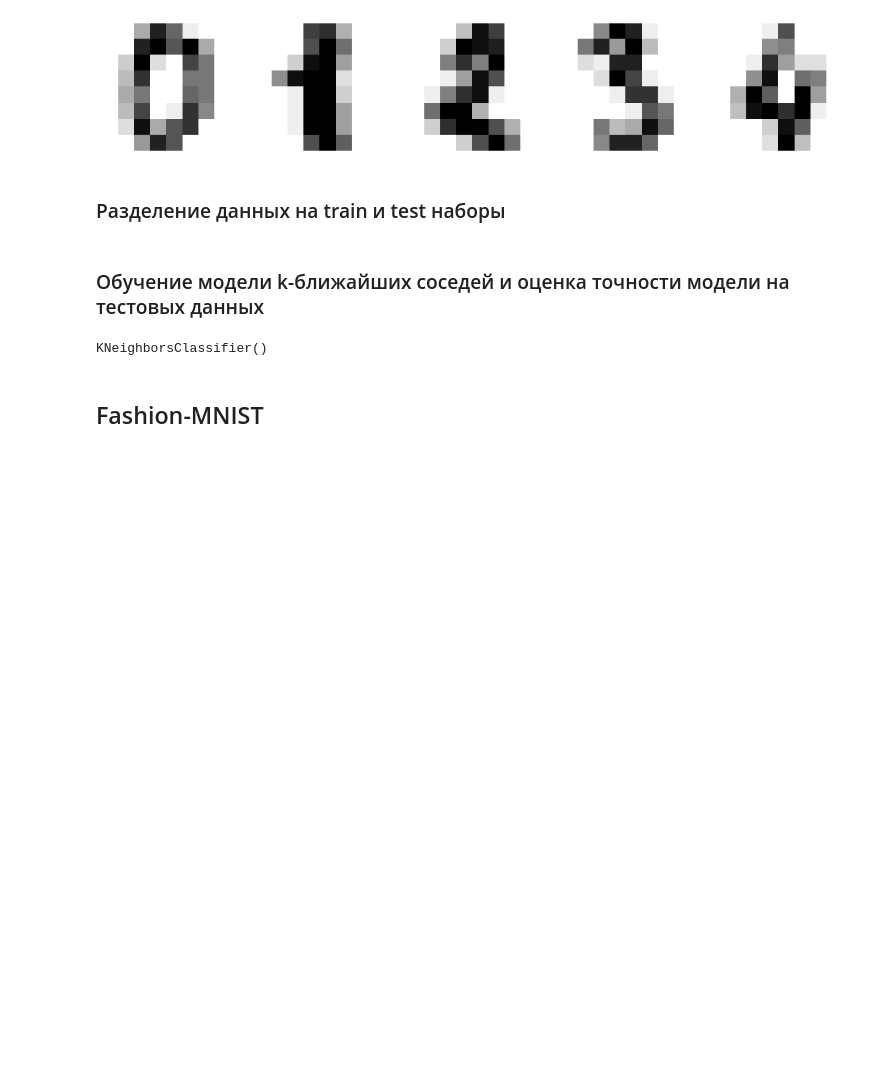
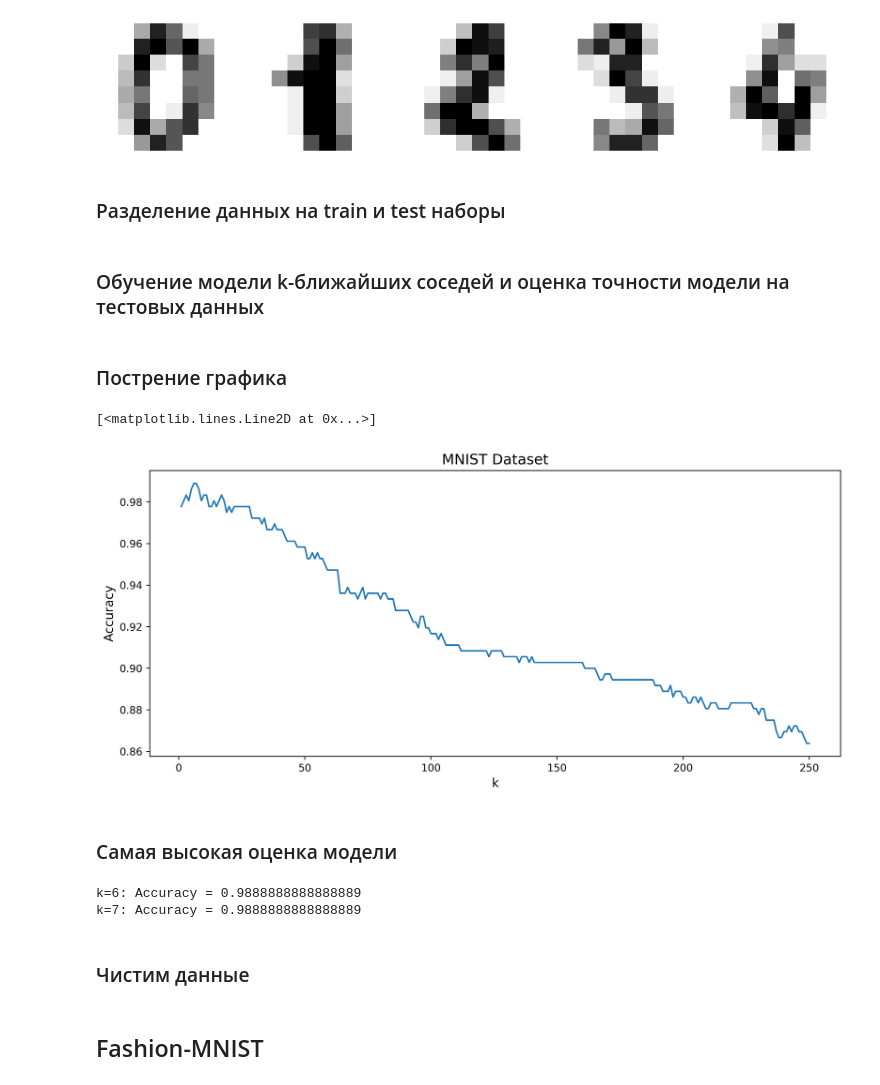
Before and after one commit to E-Kozyreva/pattern_recognition_algorithms, a Jupyter notebook: lab_work_1.ipynb, the cells around one changed output. Cells and saved outputs as stored; diff of their text form; code cells hidden in the pictures; blank space fills up the shorter version.

```diff
--- a/lab_work_1.ipynb
+++ b/lab_work_1.ipynb
@@ -43,12 +43,32 @@ X_train, X_test, y_train, y_test = train_test_split(X, y, test_size=0.2, random_
 # %%
 model_accuracy = {}
 
-for k in [3, 5, 10, 20, 50, 100]:
+for k in range(1, 251):
     knn = KNeighborsClassifier(n_neighbors=k)
     knn.fit(X_train, y_train)
     accuracy = knn.score(X_test, y_test)
     model_accuracy[k] = accuracy
-
-model_accuracy
-# %% [output]
-KNeighborsClassifier()
+# %% [markdown]
+### Пострение графика
+# %%
+fig, ax = plt.subplots(figsize=(12, 5), dpi=500)
+ax.set_title("MNIST Dataset", fontsize=14)
+ax.set_xlabel("k", fontsize=12)
+ax.set_ylabel("Accuracy", fontsize=12)
+ax.plot([k for k in model_accuracy.keys()], [accuracy for accuracy in model_accuracy.values()])
+# %% [output]
+[<matplotlib.lines.Line2D at 0x...>]
+[figure, added]
+# %% [markdown]
+### Самая высокая оценка модели
+# %%
+max_accuracy = model_accuracy.get(max(model_accuracy, key=model_accuracy.get))
+
+for k, accuracy in model_accuracy.items():
+    if accuracy == max_accuracy:
+        print(f"k={k}: Accuracy = {accuracy}")
+# %% [output]
+k=6: Accuracy = 0.9888888888888889
+k=7: Accuracy = 0.9888888888888889
+# %% [markdown]
+### Чистим данные
```
Also changed, not shown: parts of 11 cells of this notebook.
